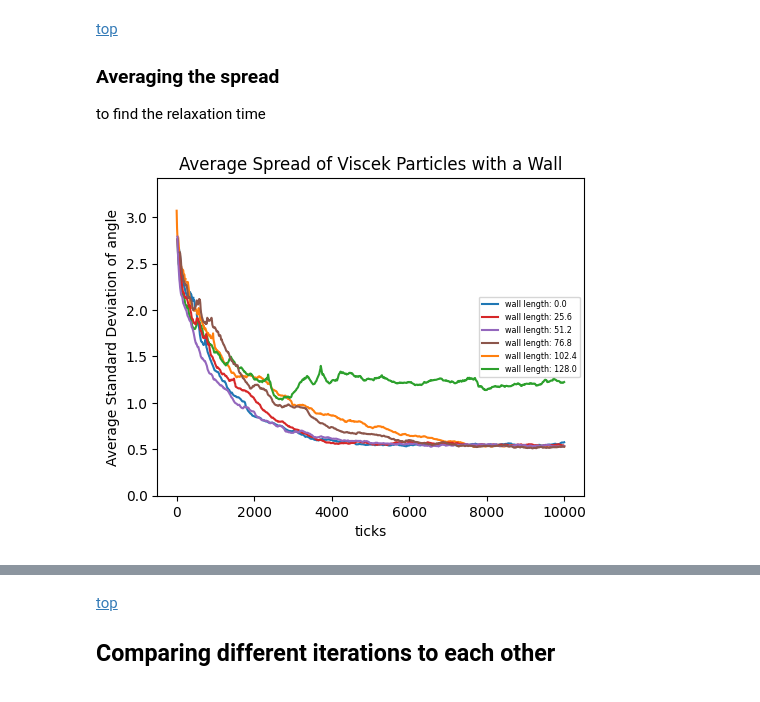
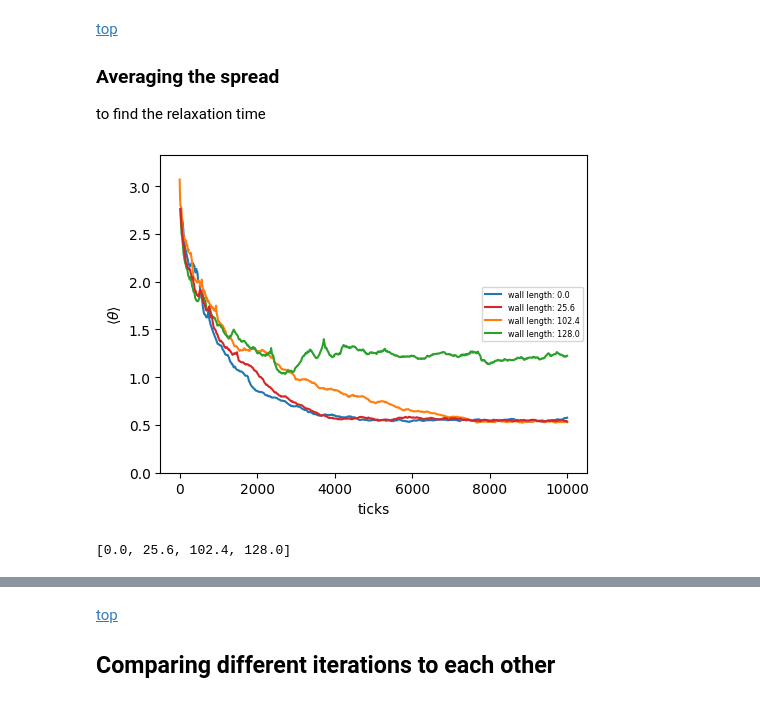
Before and after one commit to RoryTidmarsh/WettingRobots, a Jupyter notebook: wall implemetation/wall_size_experiment/reading_npz.ipynb, the cells around one changed output, grey strips where cells are left out. Drawn from its saved outputs; the diff is of its cells as text; code cells hidden in the pictures.

```diff
--- a/wall implemetation/wall_size_experiment/reading_npz.ipynb
+++ b/wall implemetation/wall_size_experiment/reading_npz.ipynb
@@ -97,7 +99,7 @@ simulations[0]
 [top](#top)
 # Plotting the alignment
 # %%
-text_width = 5.5
+text_width = 8.5/2.54
 fig_width = text_width
 fig_height = 0.75* fig_width
 fig, ax = plt.subplots(figsize=(fig_width, fig_height))
@@ -207,43 +209,48 @@ for iteration in [0,1,2,3,4,5]:
         # Initialize list for this wall length if not exists
         if wall_length not in wall_std_dict:
             wall_std_dict[wall_length] = []
 
         # Append the std_angles for this iteration
         wall_std_dict[wall_length].append(std_angles)
 
 # Now calculate average std for each wall length
 lines = []
 wall_lengths = []
 
 for wall_length, std_list in wall_std_dict.items():
-    # Convert to numpy array and calculate mean across iterations
-    avg_std = np.mean(std_list, axis=0)
+    if wall_length in [0.0,25.6, 102.4, 128.0]:
+        # Convert to numpy array and calculate mean across iterations
+        avg_std = np.mean(std_list, axis=0)
 
-    line = ax.plot(times, avg_std, label=f"wall length: {wall_length:.1f}")[0]
-    lines.append(line)
-    wall_lengths.append(wall_length)
+        line = ax.plot(times, avg_std, label=f"wall length: {wall_length:.1f}")[0]
+        lines.append(line)
+        wall_lengths.append(wall_length)
 
 # Sort the lines based on wall lengths
 sorted_indices = np.argsort(wall_lengths)
 sorted_lines = [lines[i] for i in sorted_indices]
 sorted_labels = [f"wall length: {wall_lengths[i]:.1f}" for i in sorted_indices]
 
 rho = simulation["rho"]
 ax.legend(sorted_lines, sorted_labels, fontsize="xx-small", loc='center right')
 ax.set_xlabel("ticks")
-ax.set_ylabel("Average Standard Deviation of angle")
-ax.set_title("Average Spread of Viscek Particles with a Wall")
+# ax.set_ylabel("Average Standard Deviation of angle")
+# ax.set_title("Average Spread of Viscek Particles with a Wall")
+ax.set_ylabel(r"$\langle \theta \rangle$")
 ax.set_ylim(0)
 
 filename = f"average_angle_spread_rho={rho}_{steps}.png"
 figures_dir = os.getcwd() + "/figures"
 filepath = os.path.join(figures_dir, filename)
 plt.savefig(filepath, dpi=300, bbox_inches='tight')
 plt.show()
 # %% [output]
-[figure, old version]
+[figure, new version]
 # %%
 wall_lengths = sorted(wall_lengths)
+print(wall_lengths)
+# %% [output]
+[0.0, 25.6, 102.4, 128.0]
 # %% [markdown]
 <a id = "iterations"></a>
 # %% [markdown]
```
Also changed, not shown: parts of 22 cells of this notebook, 2 other files.
